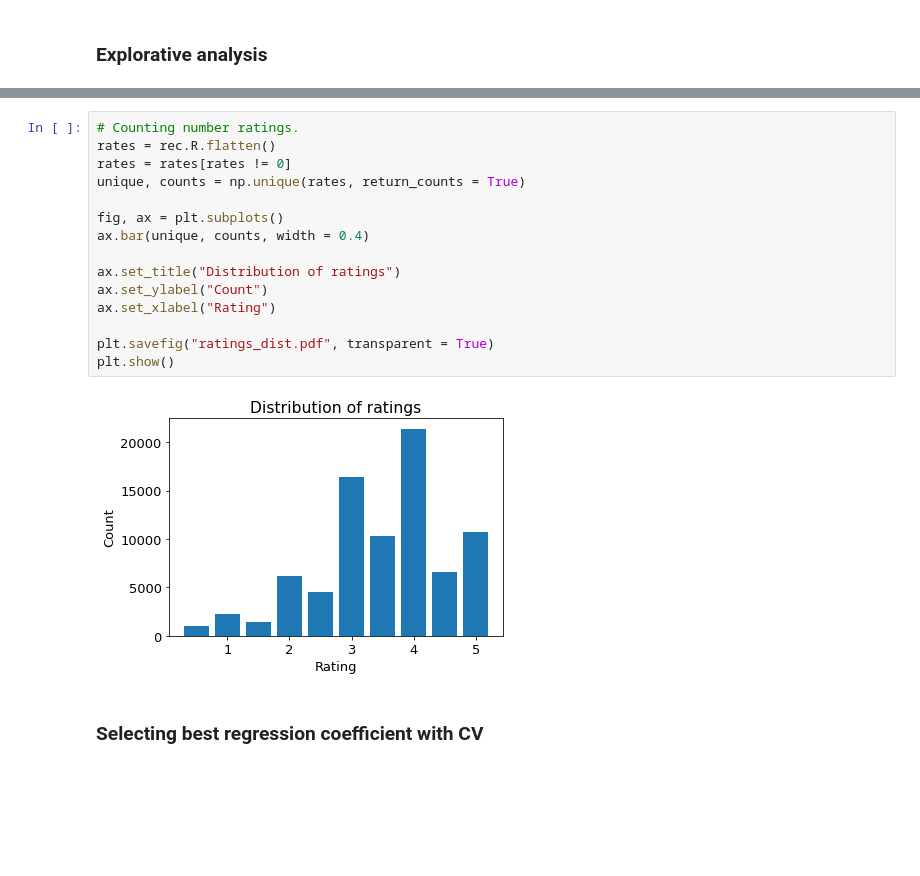
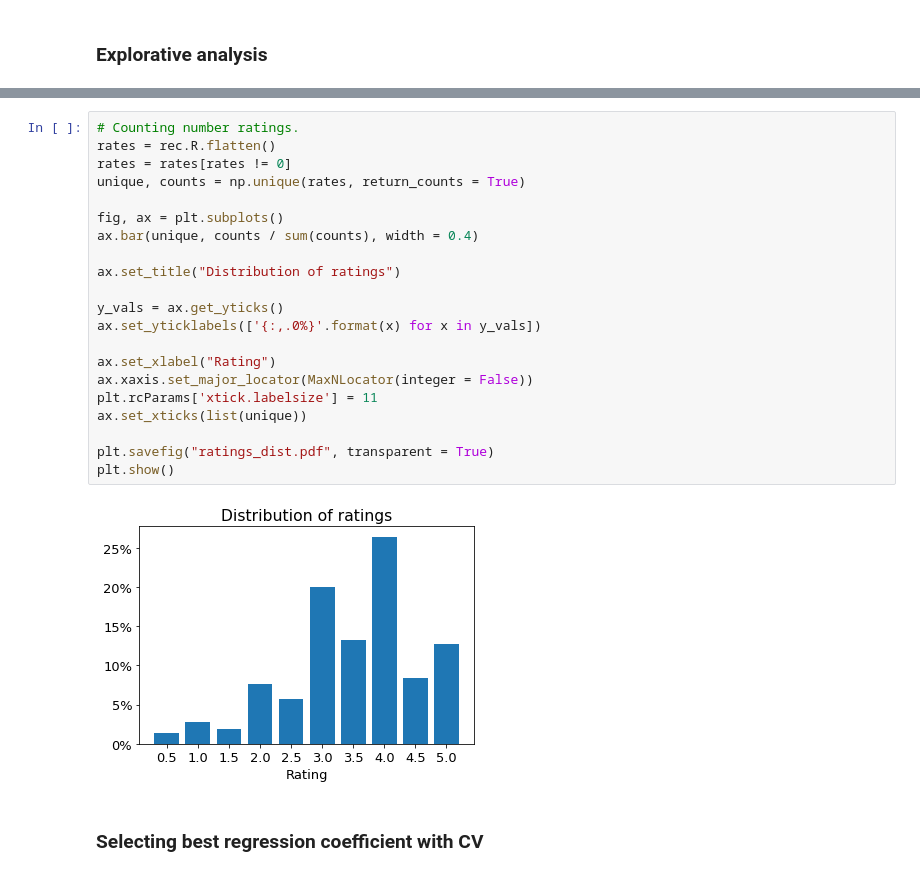
Before and after one commit to pindri/IRDV, a Jupyter notebook: IR_Exam/main.ipynb, the cells around one changed output, grey strips where cells are left out. Saved outputs shown, nothing was run; the diff lists cells and outputs as text; blank space fills up the shorter version.

Commit message:
Added plots and done more testing

```diff
--- a/IR_Exam/main.ipynb
+++ b/IR_Exam/main.ipynb
@@ -65,20 +57,26 @@ plt.show()
 # %%
 # Counting number ratings.
 rates = rec.R.flatten()
 rates = rates[rates != 0]
 unique, counts = np.unique(rates, return_counts = True)
 
 fig, ax = plt.subplots()
-ax.bar(unique, counts, width = 0.4)
+ax.bar(unique, counts / sum(counts), width = 0.4)
 
 ax.set_title("Distribution of ratings")
-ax.set_ylabel("Count")
+
+y_vals = ax.get_yticks()
+ax.set_yticklabels(['{:,.0%}'.format(x) for x in y_vals])
+
 ax.set_xlabel("Rating")
+ax.xaxis.set_major_locator(MaxNLocator(integer = False))
+plt.rcParams['xtick.labelsize'] = 11
+ax.set_xticks(list(unique))
 
 plt.savefig("ratings_dist.pdf", transparent = True)
 plt.show()
 # %% [output]
-[figure, old version]
+[figure, new version]
 # %% [markdown]
 ### Selecting best regression coefficient with CV
 # %%
```
Also changed, not shown: parts of 10 cells of this notebook, 8 other files.
